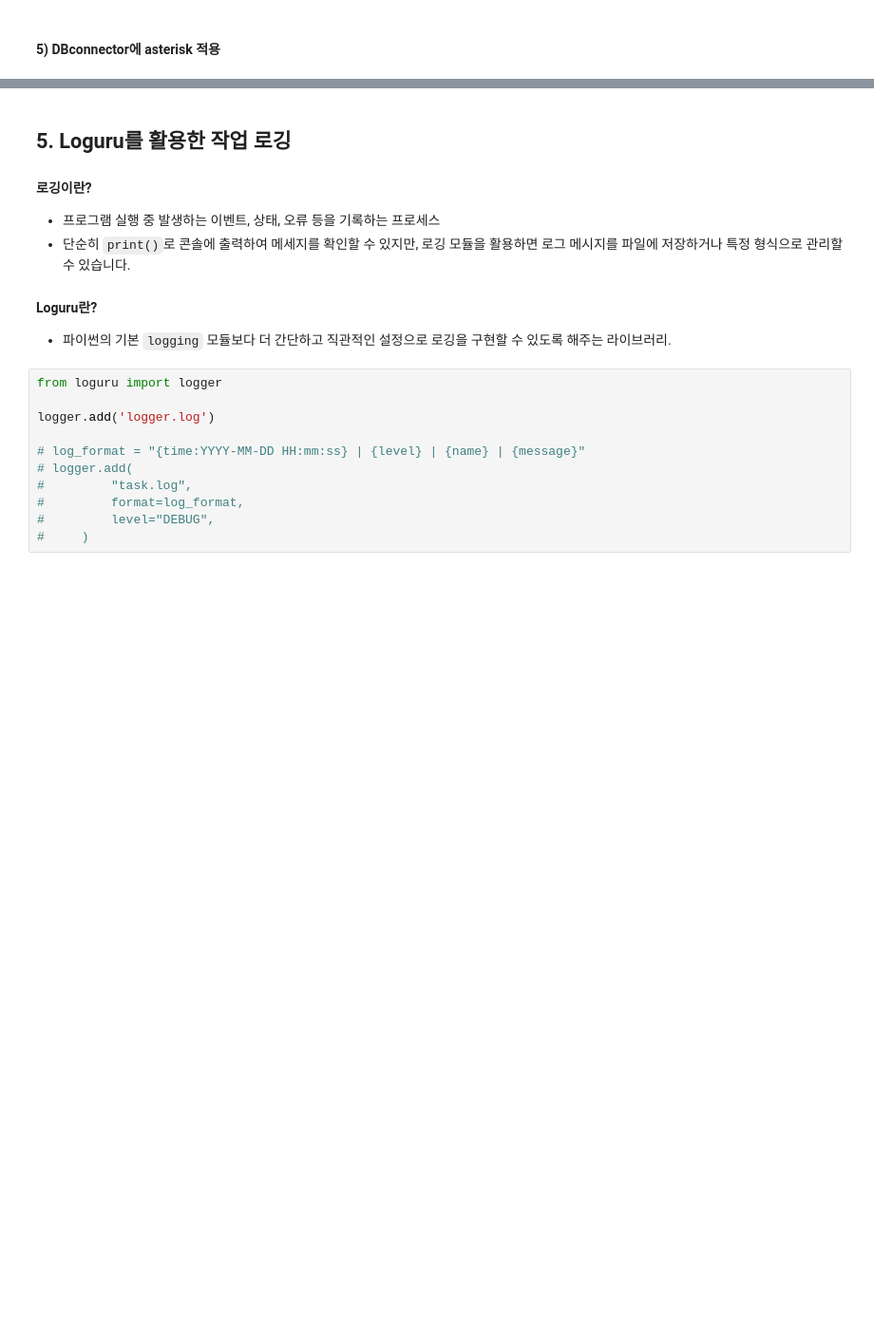
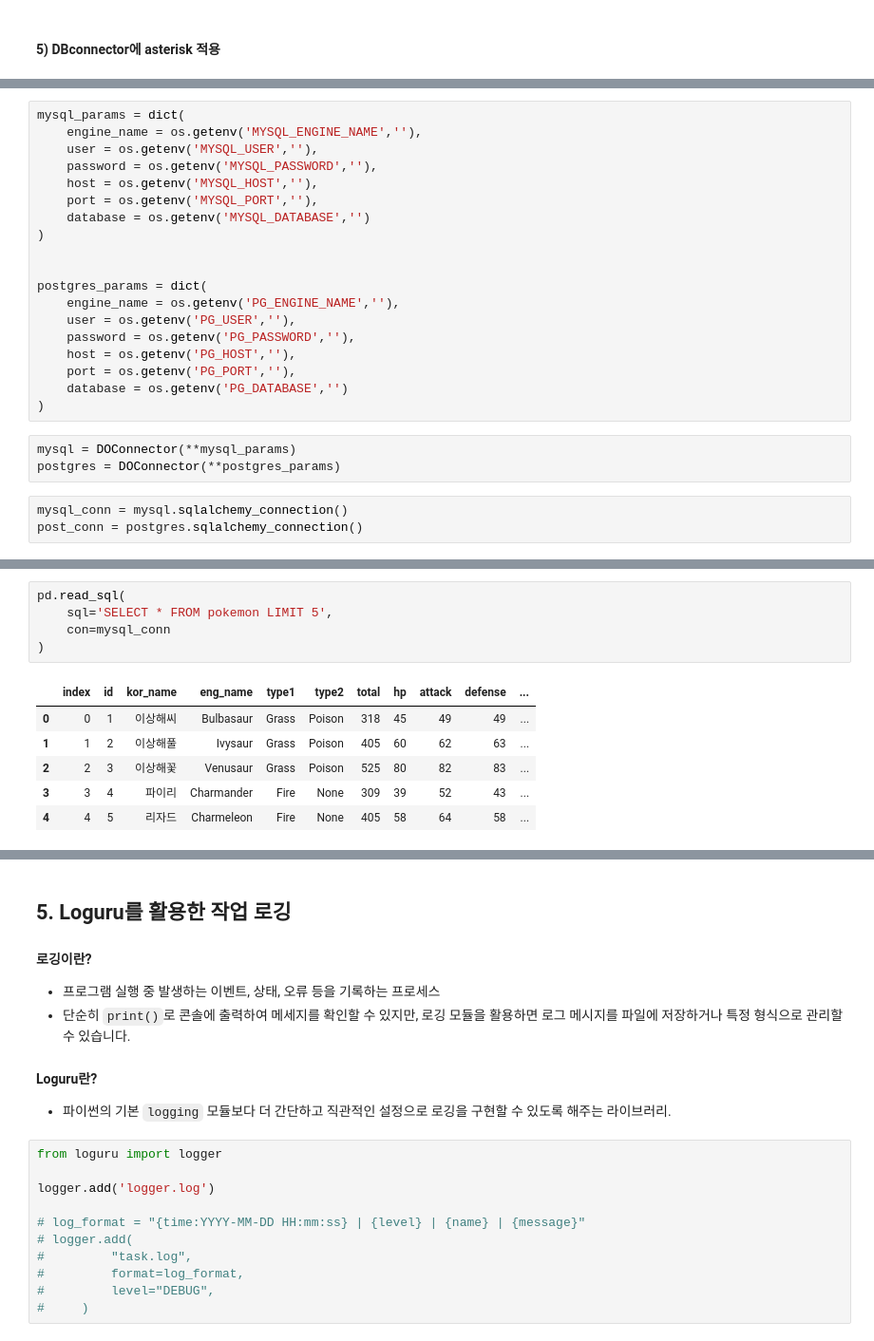
Before and after one commit to woans9566/dataengineering_repo, a Jupyter notebook: 01_python_database/python_db_notebook.ipynb, the cells around one changed output, grey strips where cells are left out. Shown at 95% size. Cells and saved outputs as stored; diff of their text form; blank space fills up the shorter version.

```diff
--- a/01_python_database/python_db_notebook.ipynb
+++ b/01_python_database/python_db_notebook.ipynb
@@ -617,0 +845,25 @@ class DOConnector:
+# %%
+mysql_params = dict(
+    engine_name = os.getenv('MYSQL_ENGINE_NAME',''),
+    user = os.getenv('MYSQL_USER',''),
+    password = os.getenv('MYSQL_PASSWORD',''),
+    host = os.getenv('MYSQL_HOST',''),
+    port = os.getenv('MYSQL_PORT',''),
+    database = os.getenv('MYSQL_DATABASE','')
+)
+
+
+postgres_params = dict(
+    engine_name = os.getenv('PG_ENGINE_NAME',''),
+    user = os.getenv('PG_USER',''),
+    password = os.getenv('PG_PASSWORD',''),
+    host = os.getenv('PG_HOST',''),
+    port = os.getenv('PG_PORT',''),
+    database = os.getenv('PG_DATABASE','')
+)
+# %%
+mysql = DOConnector(**mysql_params)
+postgres = DOConnector(**postgres_params)
+# %%
+mysql_conn = mysql.sqlalchemy_connection()
+post_conn = postgres.sqlalchemy_connection()
@@ -617,0 +889,12 @@ class DOConnector:
+# %%
+pd.read_sql(
+    sql='SELECT * FROM pokemon LIMIT 5',
+    con=mysql_conn
+)
+# %% [output]
+|  | index | id | kor_name | eng_name | type1 | type2 | total | hp | attack | defense | ... |
+| 0 | 0 | 1 | 이상해씨 | Bulbasaur | Grass | Poison | 318 | 45 | 49 | 49 | ... |
+| 1 | 1 | 2 | 이상해풀 | Ivysaur | Grass | Poison | 405 | 60 | 62 | 63 | ... |
+| 2 | 2 | 3 | 이상해꽃 | Venusaur | Grass | Poison | 525 | 80 | 82 | 83 | ... |
+| 3 | 3 | 4 | 파이리 | Charmander | Fire | None | 309 | 39 | 52 | 43 | ... |
+| 4 | 4 | 5 | 리자드 | Charmeleon | Fire | None | 405 | 58 | 64 | 58 | ... |
```
Also changed, not shown: parts of 18 cells of this notebook, 12 other files.
